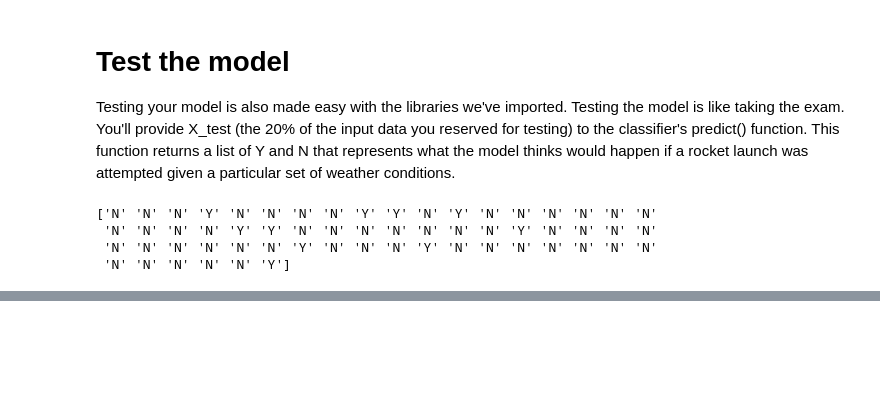
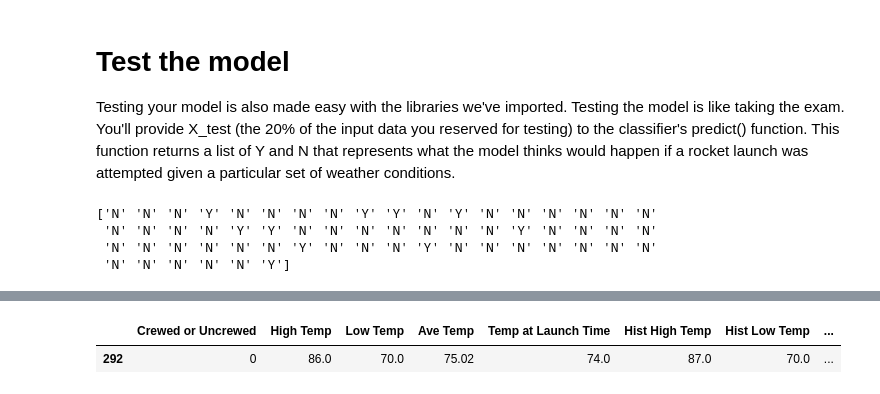
Before and after one commit to SwaXTech/Rocket-Launch-ML, a Jupyter notebook: rocket_launch_wheather_conditions.ipynb, the cells around one changed output, grey strips where cells are left out. Drawn from its saved outputs; the diff is of its cells as text; code cells hidden in the pictures; blank space fills up the shorter version.

```diff
--- a/rocket_launch_wheather_conditions.ipynb
+++ b/rocket_launch_wheather_conditions.ipynb
@@ -255,0 +334,5 @@ print(y_pred)
+# %%
+launch_data[(launch_data['Wind Speed at Launch Time'] > 1) & (launch_data['Max Wind Speed'] > 30.5)]
+# %% [output]
+|  | Crewed or Uncrewed | High Temp | Low Temp | Ave Temp | Temp at Launch Time | Hist High Temp | Hist Low Temp | ... |
+| 292 | 0 | 86.0 | 70.0 | 75.02 | 74.0 | 87.0 | 70.0 | ... |
```
Also changed, not shown: parts of 9 cells of this notebook.
